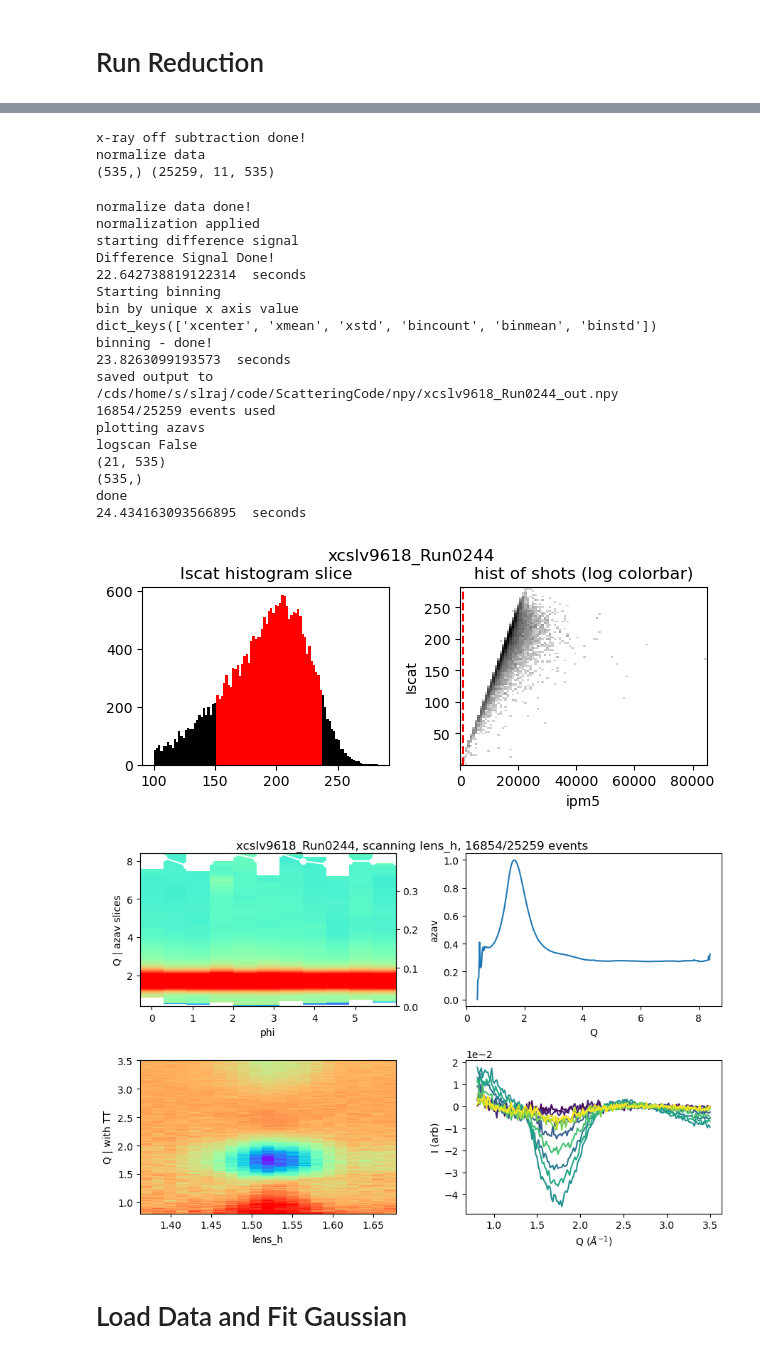
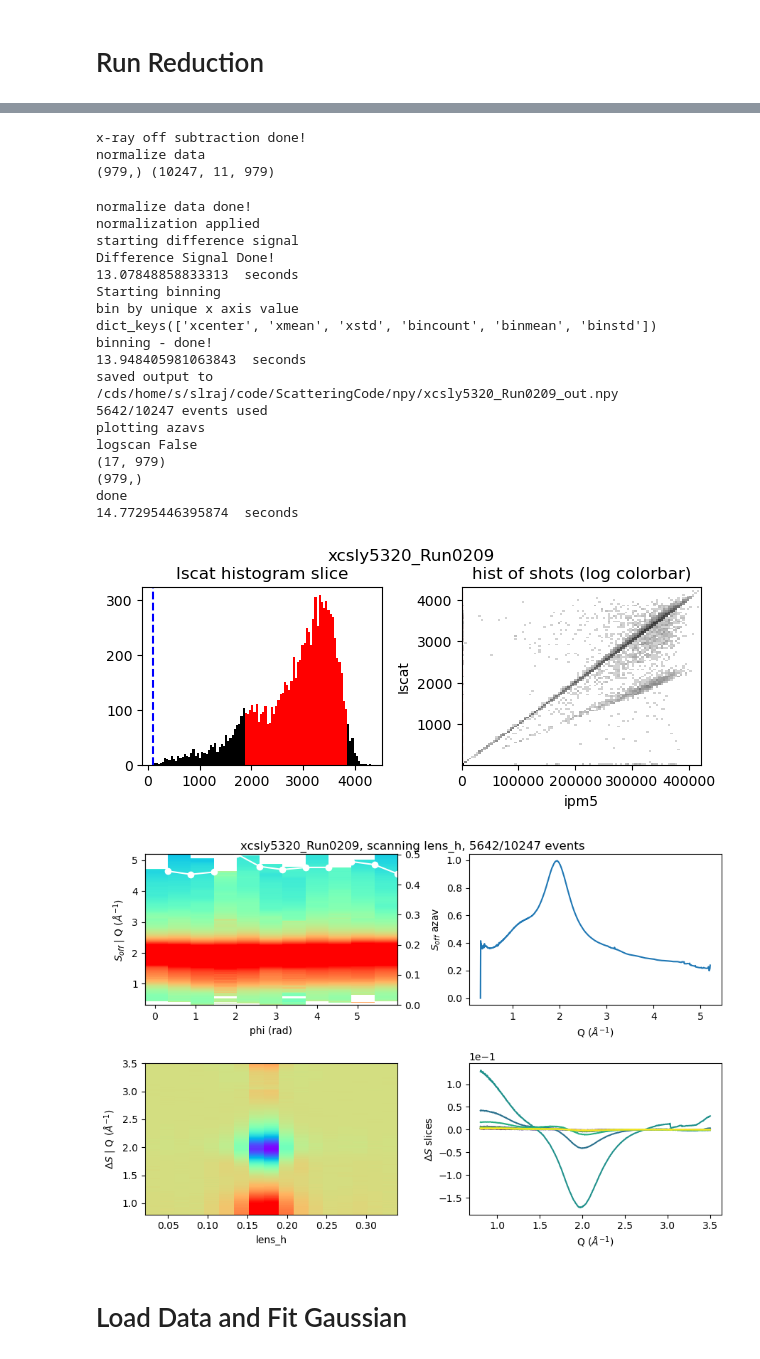
Before and after one commit to Solution-Phase-Chemistry/ReduceScatt, a Jupyter notebook: Example_overlap.ipynb, the cells around one changed output, grey strips where cells are left out. Saved outputs shown, nothing was run; the diff lists cells and outputs as text; code cells hidden in the pictures.

```diff
--- a/Example_overlap.ipynb
+++ b/Example_overlap.ipynb
@@ -29,13 +29,13 @@ from LCLSDataToolsNew.plottingTools import *
 
 print('Import Complete!')
 
-exper = 'xcslv9618'
+exper = 'xcsly5320'
 ### ffb ###
 # smalldata_folder='/cds/data/drpsrcf/xcs/'+exper+'/scratch/hdf5/smalldata/'
 ### call ffb from psana ###
 # smalldata_folder='/reg/data/drpsrcf/xcs/'+exper+'/scratch/hdf5/smalldata/'
 ### psana ###
-smalldata_folder='/reg/d/psdm/xcs/'+exper+'/hdf5/smalldata/'
+smalldata_folder='/reg/d/psdm/xcs/'+exper+'/hdf5/smalldata/smdBeamtime/'
 
 
 # outpath='/reg/d/psdm/xcs/'+exper+'/results/ReducedData/'
@@ -88,15 +88,15 @@ paramDict= {
         'binSetup'  : 'unique', #bins are unique values of scan variable
         'binSet2'   : 300,
         'binMethod' : 'ave',
-        'qnorm'     : (2.5,3),
-        'qrange'    : (0.8,3.5),
+        'qnorm'     : (3,3.5),
+        'qrange'    : (0.5,3.5),
         'show_filters'  : True, #show filter plots
         'useAzav_std'  : False,
         'azav_percent_filter' : None, # if nonzero, use azav_std as filter
-        'ipm'    : 5, # select ipm to use for I0
+        'ipm'    : 4, # select ipm to use for I0
         'corr_filter' : False,
-        'corr_threshold': .03 ,
-        'ipm_filter' : (1000,None), #set limits for ipm intensity
+        'corr_threshold': .05 ,
+        'ipm_filter' : (10000,None), #set limits for ipm intensity
         'Iscat_threshold'  : 100, #lower limit for Iscat
 
         'use_TT'   :  False,
@@ -130,7 +130,7 @@ paramDict= {
 # %% [markdown]
 # Run Reduction
 # %%
-runs=[244]
+runs=[209]
 
 ReduceData(smalldata_folder,exper,runs,outpath,paramDict,varDict)
 # %% [output]
@@ -144,28 +144,28 @@ setupFilters - done!
 saved reduction.png
 using scan_vector for binning axis
 x-ray off subtraction done!
 normalize data
-(535,) (25259, 11, 535)
+(979,) (10247, 11, 979)
 normalize data done!
 normalization applied
 starting difference signal
 Difference Signal Done!
-22.642738819122314  seconds
+13.07848858833313  seconds
 Starting binning
 bin by unique x axis value
 dict_keys(['xcenter', 'xmean', 'xstd', 'bincount', 'binmean', 'binstd'])
 binning - done!
-23.8263099193573  seconds
-saved output to /cds/home/s/slraj/code/ScatteringCode/npy/xcslv9618_Run0244_out.npy
-16854/25259 events used
+13.948405981063843  seconds
+saved output to /cds/home/s/slraj/code/ScatteringCode/npy/xcsly5320_Run0209_out.npy
+5642/10247 events used
 plotting azavs
 logscan False
-(21, 535)
-(535,)
+(17, 979)
+(979,)
 done
-24.434163093566895  seconds
+14.77295446395874  seconds
-[figure, old version]
+[figure, new version]
-[figure, old version]
+[figure, new version]
 # %% [markdown]
 # Load Data and Fit Gaussian
 # %%
```
Also changed, not shown: parts of 3 cells of this notebook, 1 other file.
